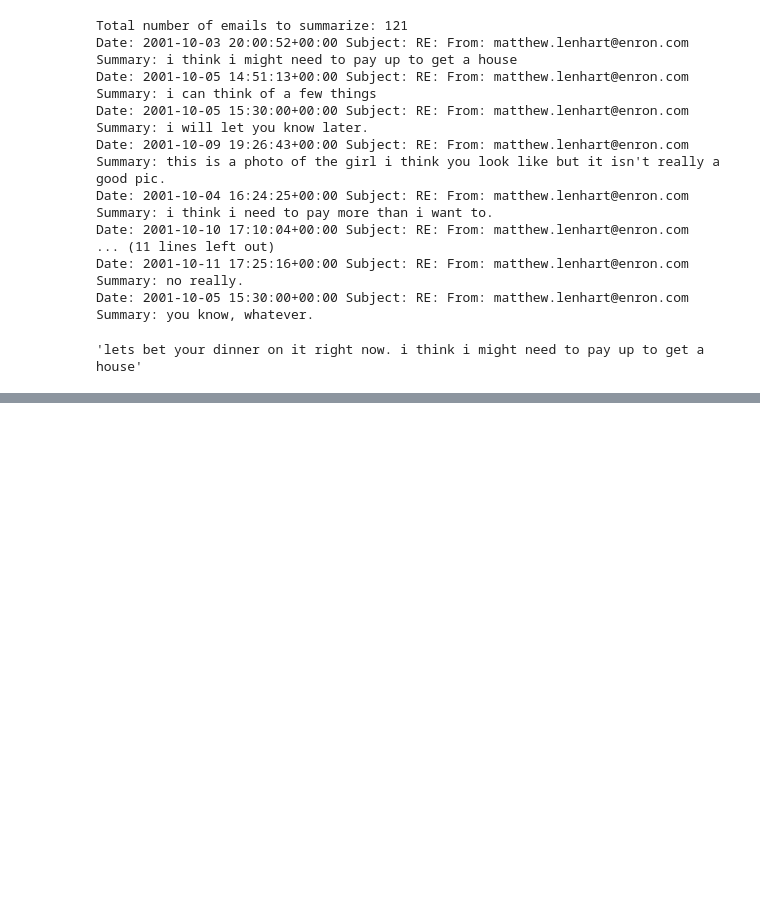
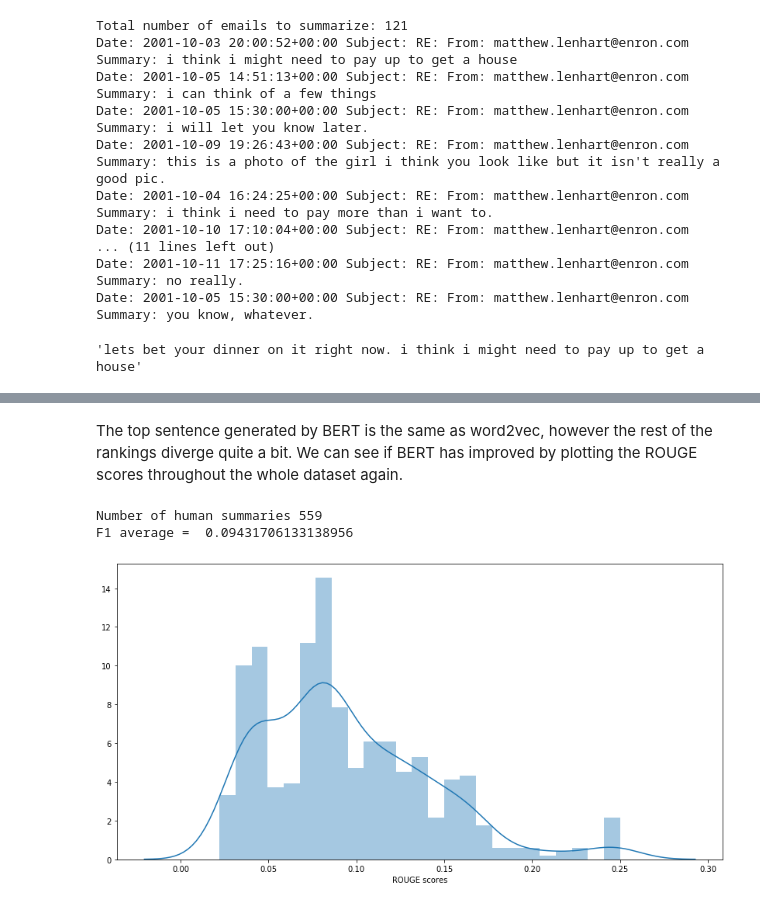
Before and after one commit to dailykirt/ML_Enron_email_summary, a Jupyter notebook: notebooks/Text_rank_summarization.ipynb, the cells around one changed output, grey strips where cells are left out. Cells and saved outputs as stored; diff of their text form; code cells hidden in the pictures; blank space fills up the shorter version.

Commit message:
Add BERT summaries

```diff
--- a/notebooks/Text_rank_summarization.ipynb
+++ b/notebooks/Text_rank_summarization.ipynb
@@ -412,0 +465,34 @@ masked_df['body'].iloc[ranked_sentences[0][1]]
+# %%
+model = SentenceTransformer('bert-base-nli-mean-tokens')
+# %%
+def create_sentence_vectors_bert(clean_sentences):
+    sentence_vectors = []
+    for i in clean_sentences:
+        if len(i) != 0:
+            v = np.average(model.encode(i), axis=0)
+        else:
+            v = np.zeros((768,))
+        sentence_vectors.append(v)
+    return sentence_vectors
+# %%
+def summarize_emails_bert(masked_df):
+    if len(masked_df) != 1:
+        print("Total number of emails to summarize: " + str(len(masked_df)))
+    sentences = get_extractive_sentences(masked_df)
+    clean_sentences = get_tokenized_sentences(masked_df)
+    #Generate sentence vectors
+    sentence_vectors = create_sentence_vectors_bert(clean_sentences)
+    #Create a list of ranked sentences.
+    ranked_sentences = rank_sentences(sentences, sentence_vectors)
+    return ranked_sentences
+# %%
+#Explore rouge scores for the whole dataset. Using textrank on each individual email then compare to corresponding summary.
+def sum_single_bert(df):
+    scores = []
+    for i in range(0, len(df.index)):
+        row = df.iloc[i:i+1, :]
+        references = row.summary
+        ranked_sentences = summarize_emails_bert(row)
+        hypothesis = ranked_sentences[0][2]
+        scores.append(evaluator.get_scores(hypothesis, reference)['rouge-1']['f'])
+    return scores
@@ -412,0 +527,9 @@ masked_df['body'].iloc[ranked_sentences[0][1]]
+# %% [markdown]
+The top sentence generated by BERT is the same as word2vec, however the rest of the rankings diverge quite a bit. We can see if BERT has improved by plotting the ROUGE scores throughout the whole dataset again.
+# %%
+scores = sum_single_bert(BC3_df)
+plot_scores(scores)
+# %% [output]
+Number of human summaries 559
+F1 average =  0.09431706133138956
+[figure, added]
```
Also changed, not shown: parts of 19 cells of this notebook.
